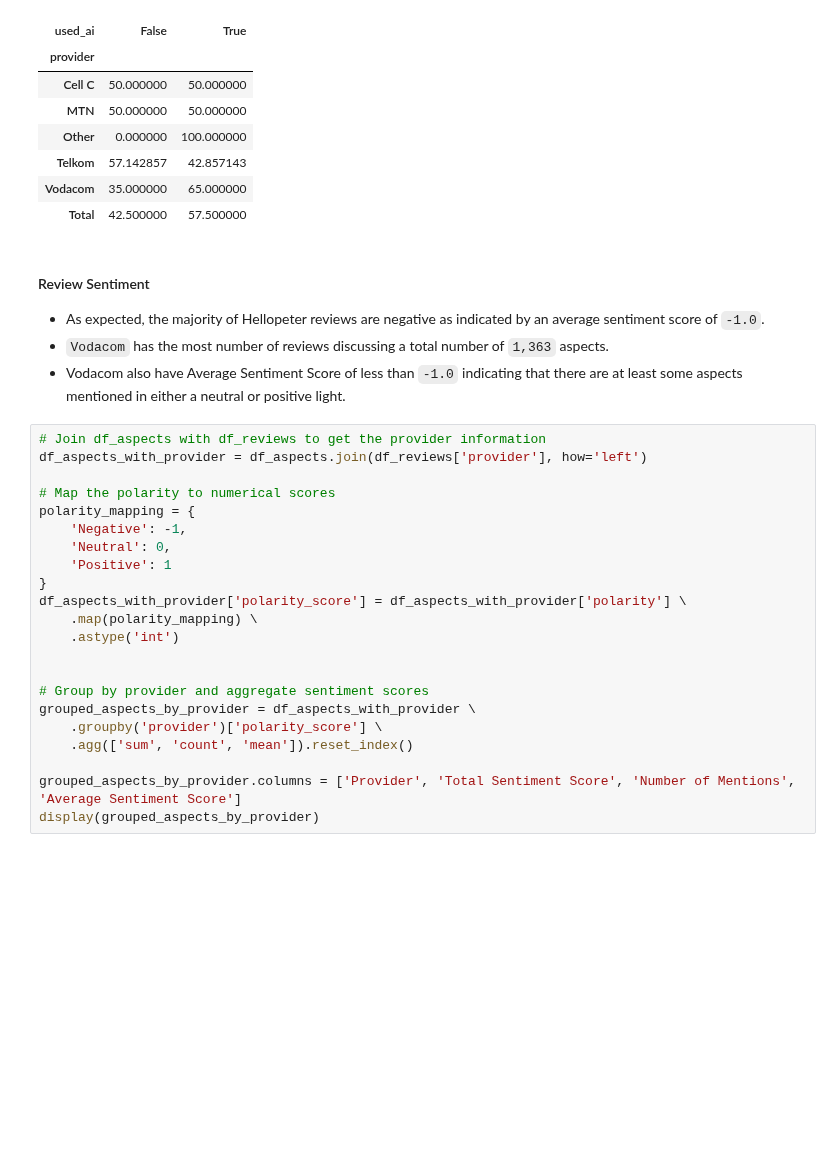
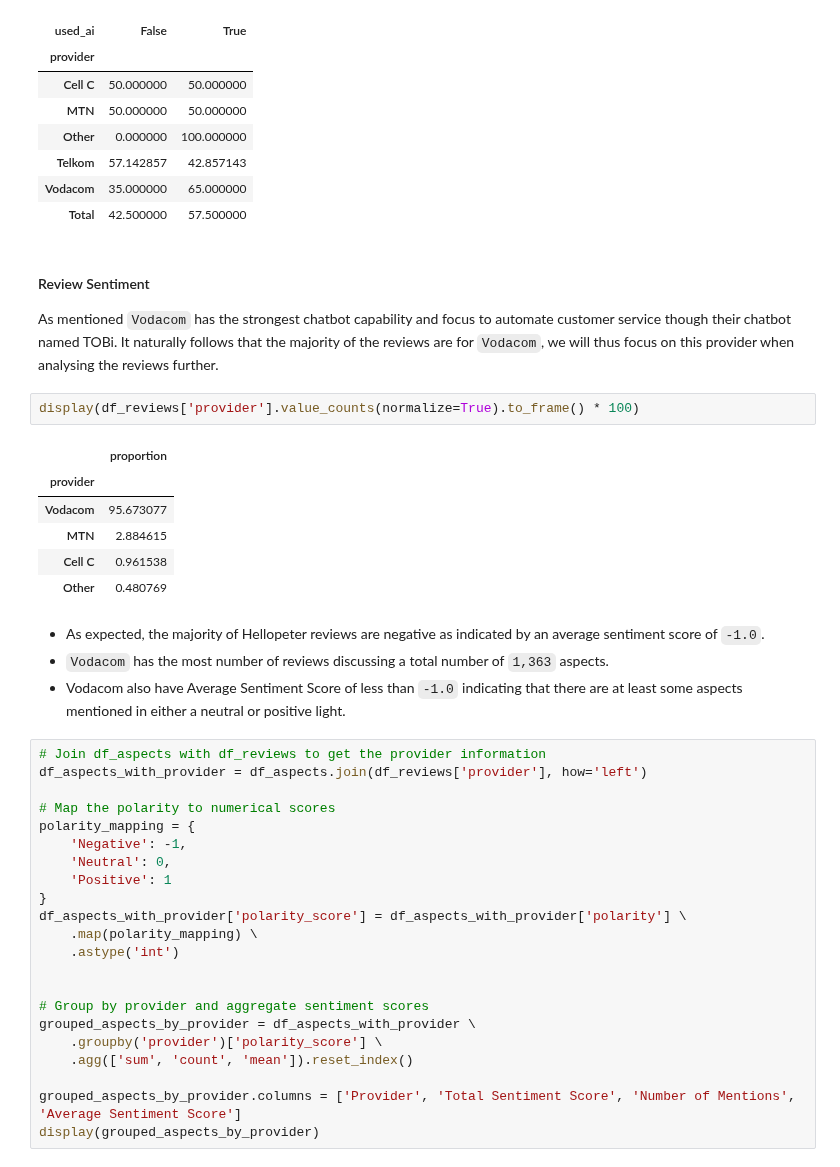
Before and after one commit to JohnnyFoulds/dsm050-2023-apr, a Jupyter notebook: notebooks/04_draft/04-02_pre_processing.ipynb, the cells around one changed output. Saved outputs shown, nothing was run; the diff lists cells and outputs as text; blank space fills up the shorter version.

```diff
--- a/notebooks/04_draft/04-02_pre_processing.ipynb
+++ b/notebooks/04_draft/04-02_pre_processing.ipynb
@@ -681,9 +681,20 @@ pd.crosstab(
 # %% [markdown]
 #### Review Sentiment
 
-- As expected, the majority of Hellopeter reviews are negative as indicated by an average sentiment score of `-1.0`.
-- `Vodacom` has the most number of reviews discussing a total number of `1,363` aspects.
-- Vodacom also have Average Sentiment Score of less than `-1.0` indicating that there are at least some aspects mentioned in either a neutral or positive light.
+As mentioned `Vodacom` has the strongest chatbot capability and focus to automate customer service though their chatbot named TOBi. It naturally follows that the majority of the reviews are for `Vodacom`, we will thus focus on this provider when analysing the reviews further.
+# %%
+display(df_reviews['provider'].value_counts(normalize=True).to_frame() * 100)
+# %% [output]
+|  | proportion |
+| provider |  |
+| Vodacom | 95.673077 |
+| MTN | 2.884615 |
+| Cell C | 0.961538 |
+| Other | 0.480769 |
+# %% [markdown]
+- As expected, the majority of Hellopeter reviews are negative as indicated by an average sentiment score of `-1.0`.
+- `Vodacom` has the most number of reviews discussing a total number of `1,363` aspects.
+- Vodacom also have Average Sentiment Score of less than `-1.0` indicating that there are at least some aspects mentioned in either a neutral or positive light.
 # %%
 # Join df_aspects with df_reviews to get the provider information
 df_aspects_with_provider = df_aspects.join(df_reviews['provider'], how='left')
```
Also changed, not shown: parts of 7 cells of this notebook, 1 other file.
